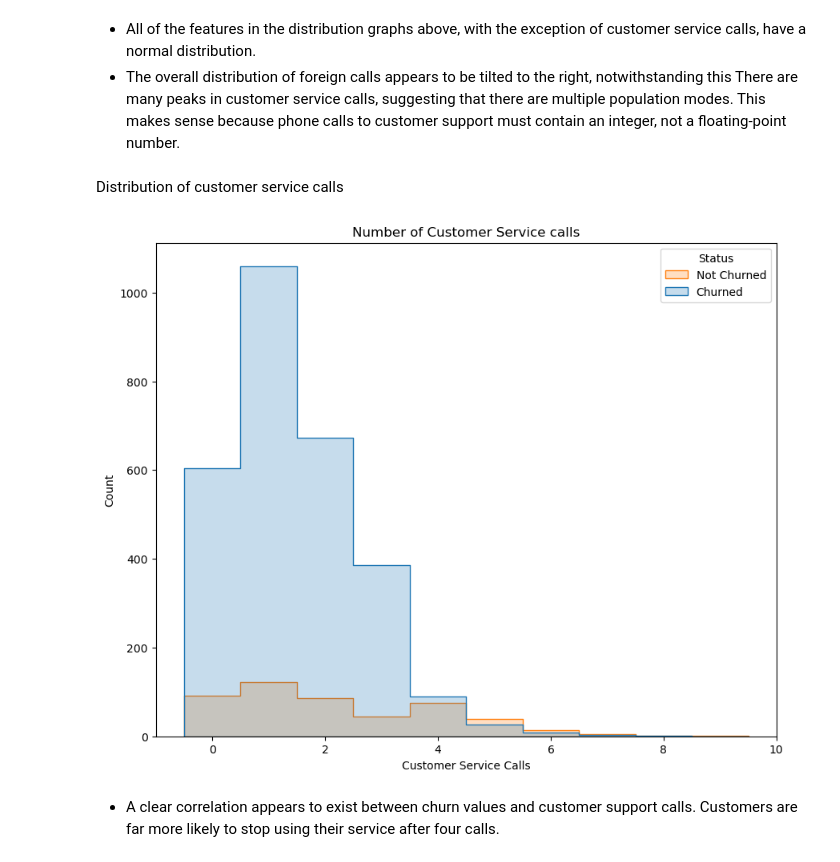
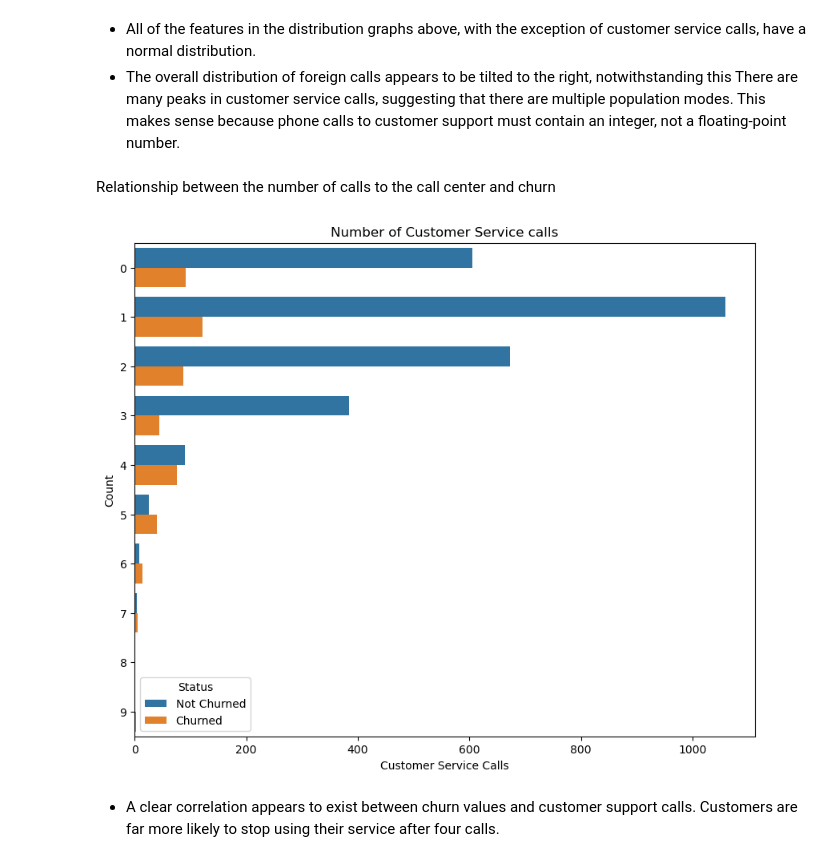
Before and after one commit to guddacandy/PHASE-3-PROJECT, a Jupyter notebook: index.ipynb, the cells around one changed output. Saved outputs shown, nothing was run; the diff lists cells and outputs as text; code cells hidden in the pictures.

```diff
--- a/index.ipynb
+++ b/index.ipynb
@@ -208,34 +208,27 @@ sns.distplot(df["customer service calls"],bins=20,ax=ax[1,2]);
 # %% [markdown]
 * All of the features in the distribution graphs above, with the exception of customer service calls, have a normal distribution.
 * The overall distribution of foreign calls appears to be tilted to the right, notwithstanding this There are many peaks in customer service calls, suggesting that there are multiple population modes. This makes sense because phone calls to customer support must contain an integer, not a floating-point number.
-# %% [markdown]
-Distribution of customer service calls
+# %% [markdown]
+Relationship between the number of calls to the call center and churn
 # %%
 
 fig, ax = plt.subplots(figsize=(10, 8))
 
 bins = np.arange(11) - 0.5
 
-ax = sns.histplot(
-    df,
-    x='customer service calls',
-    hue='churn',
-    multiple='layer',
-    bins=bins,
-    element='step'
-)
+ax = sns.countplot(y='customer service calls', hue='churn', data=df)
 
 ax.set_title('Number of Customer Service calls')
 ax.set_xlabel("Customer Service Calls")
 ax.set_ylabel("Count")
 plt.yticks()
 plt.xticks()
 plt.xlim()
 
 ax.legend(title="Status", labels=["Not Churned", 'Churned'])
 plt.show()
 # %% [output]
-[figure, old version]
+[figure, new version]
 # %% [markdown]
 * A clear correlation appears to exist between churn values and customer support calls. Customers are far more likely to stop using their service after four calls.
 # %% [markdown]
```
Also changed, not shown: 1 other file.
